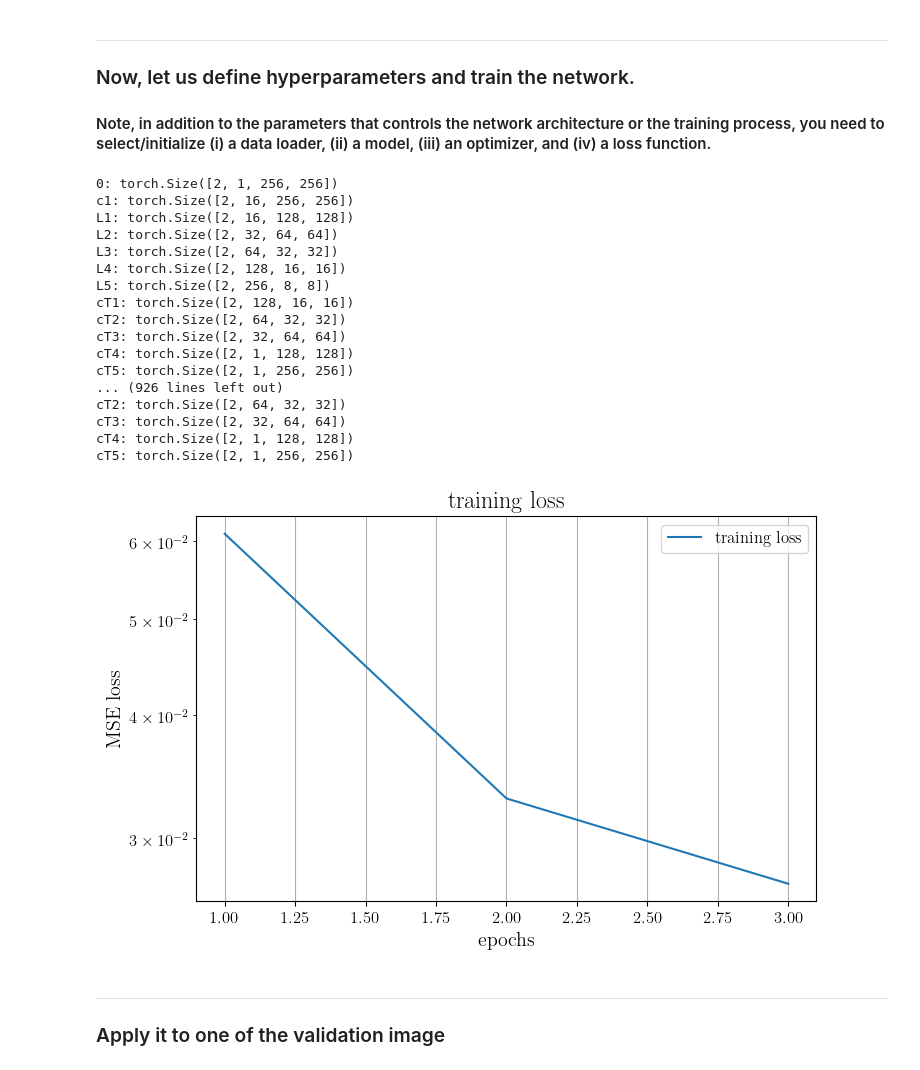
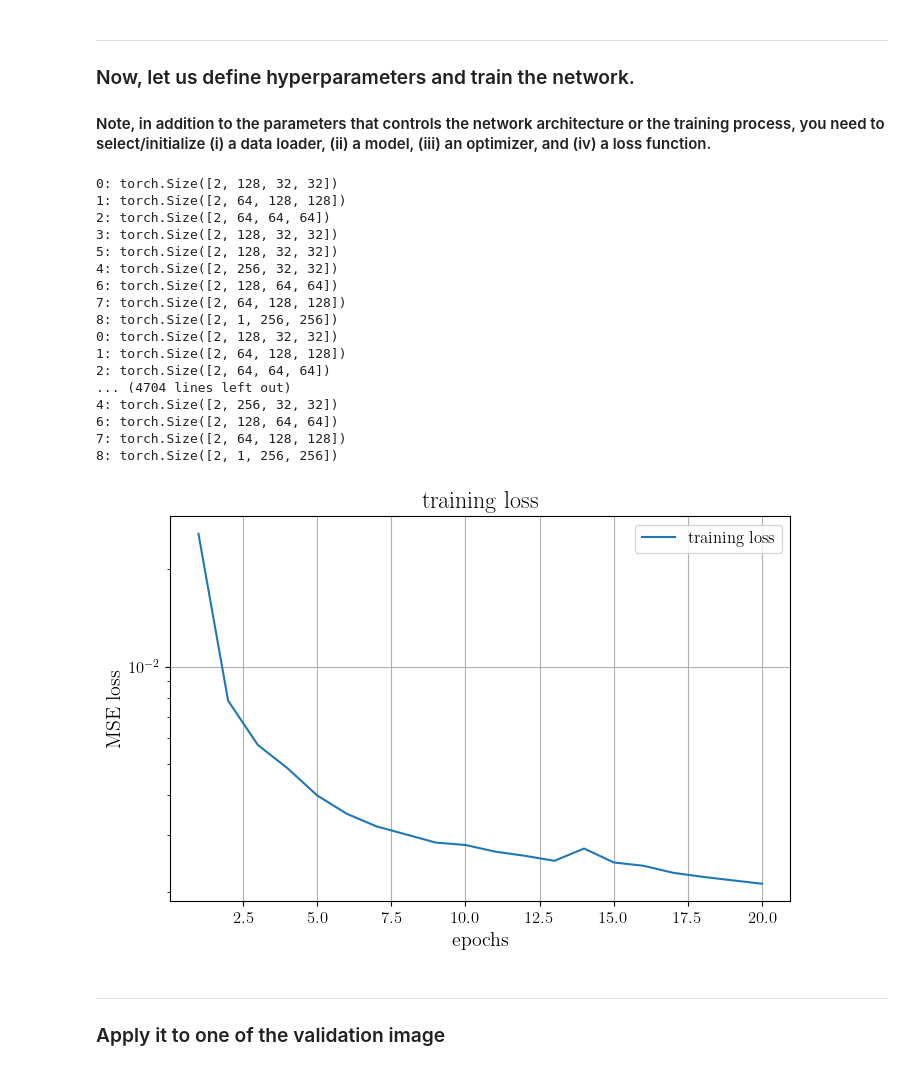
Before and after one commit to MihirJoe/MRI-Denoising, a Jupyter notebook: starter_code.ipynb, the cells around one changed output. Saved outputs shown, nothing was run; the diff lists cells and outputs as text; code cells hidden in the pictures.

Commit message:
updated denoise1 with skip connection

```diff
--- a/starter_code.ipynb
+++ b/starter_code.ipynb
@@ -166,6 +166,10 @@ class Denoise1(nn.Module):
 class Denoise1(nn.Module):
     def __init__(self):
         super(Denoise1, self).__init__()
+        self.convSkip1 = nn.Sequential(
+            nn.Conv2d(1, 128, kernel_size=3, padding=1, stride=4),
+            nn.MaxPool2d((2,2),2))
+
         self.conv1 = nn.Sequential(
             nn.Conv2d(1, 64, kernel_size=3, padding=1, stride=1),
             nn.MaxPool2d((2,2),2))
@@ -186,7 +190,7 @@ class Denoise1(nn.Module):
 
 
         self.relu   = nn.ReLU()
-        self.convT1 = nn.ConvTranspose2d(128, 128, kernel_size=2, stride=2)
+        self.convT1 = nn.ConvTranspose2d(256, 128, kernel_size=2, stride=2)
         self.conv5 = nn.Conv2d(128, 128, kernel_size=3, padding=1)
         self.convT2 = nn.ConvTranspose2d(128, 64, kernel_size=2, stride=2)
         self.conv6 = nn.Conv2d(64, 64, kernel_size=3, padding=1)
@@ -194,19 +198,33 @@ class Denoise1(nn.Module):
         self.conv7 = nn.Conv2d(32, 1, kernel_size=3, padding=1)
 
     def forward(self, x):
+        skip_connection1 = self.convSkip1(x)
+        print(f"0: {skip_connection.shape}")
         x = self.conv1(x)
+        print(f"1: {x.shape}")
         x = self.conv2(x)
+        print(f"2: {x.shape}")
+
         x = self.conv3(x)
+        print(f"3: {x.shape}")
+
         x = self.conv4(x)
-        print(f"0: {x.shape}")
+        print(f"5: {x.shape}")
+
+        if x.size(0) == 128:
+            x = torch.cat((x, skip_connection1), dim=0)
+            print(f"4: {x.shape}")
+        elif x.size(0) == 2:
+            x = torch.cat((x, skip_connection1), dim=1)
+            print(f"4: {x.shape}")
+
         x = self.relu(self.conv5(self.convT1(x)))
-        print(f"1: {x.shape}")
+        print(f"6: {x.shape}")
         x = self.relu(self.conv6(self.convT2(x)))
-        #print(f"2: {x.shape}")
+        print(f"7: {x.shape}")
         x = self.relu(self.conv7(self.convT3(x)))
-        #print(f"3: {x.shape}")
-        #x = self.relu(self.conv8(self.convT4(x)))
-        #print(f"4: {x.shape}")
+        print(f"8: {x.shape}")
+
         return x
 # %%
 
@@ -690,37 +736,38 @@ ___
 # %%
 batch_size = 2  # Number of complete images in each batch
 lr = 1e-3  # Learning rate
 sig = 0.1  # Noise std
-num_epoch = 3  # Epochs
+num_epoch = 20  # Epochs
 
 # Model, criterion, and optimizer
 train_loader = create_loader(train_dataset, batch_size)
-model = CustomCNN() # Pick a model
-#model = Denoise1() # Pick a model
+#model = CustomCNN() # Pick a model
+model = Denoise1() # Pick a model
+#model = DeNoise1()
 opt = optim.Adam(model.parameters(), lr=lr) # Pick an optimizer
 criterion = nn.MSELoss() # Pick a loss function
 
 # Let's train the model
 train_model(model, opt, criterion, train_loader, num_epoch, noise_std=sig)
 # %% [output]
-0: torch.Size([2, 1, 256, 256])
-c1: torch.Size([2, 16, 256, 256])
-L1: torch.Size([2, 16, 128, 128])
-L2: torch.Size([2, 32, 64, 64])
-L3: torch.Size([2, 64, 32, 32])
-L4: torch.Size([2, 128, 16, 16])
-L5: torch.Size([2, 256, 8, 8])
-cT1: torch.Size([2, 128, 16, 16])
-cT2: torch.Size([2, 64, 32, 32])
-cT3: torch.Size([2, 32, 64, 64])
-cT4: torch.Size([2, 1, 128, 128])
-cT5: torch.Size([2, 1, 256, 256])
-... (926 lines left out)
-cT2: torch.Size([2, 64, 32, 32])
-cT3: torch.Size([2, 32, 64, 64])
-cT4: torch.Size([2, 1, 128, 128])
-cT5: torch.Size([2, 1, 256, 256])
+0: torch.Size([2, 128, 32, 32])
+1: torch.Size([2, 64, 128, 128])
+2: torch.Size([2, 64, 64, 64])
+3: torch.Size([2, 128, 32, 32])
+5: torch.Size([2, 128, 32, 32])
+4: torch.Size([2, 256, 32, 32])
+6: torch.Size([2, 128, 64, 64])
+7: torch.Size([2, 64, 128, 128])
+8: torch.Size([2, 1, 256, 256])
+0: torch.Size([2, 128, 32, 32])
+1: torch.Size([2, 64, 128, 128])
+2: torch.Size([2, 64, 64, 64])
+... (4704 lines left out)
+4: torch.Size([2, 256, 32, 32])
+6: torch.Size([2, 128, 64, 64])
+7: torch.Size([2, 64, 128, 128])
+8: torch.Size([2, 1, 256, 256])
-[figure, old version]
+[figure, new version]
 # %% [markdown]
 ___
 ### Apply it to one of the validation image
```
Also changed, not shown: parts of 8 cells of this notebook.
